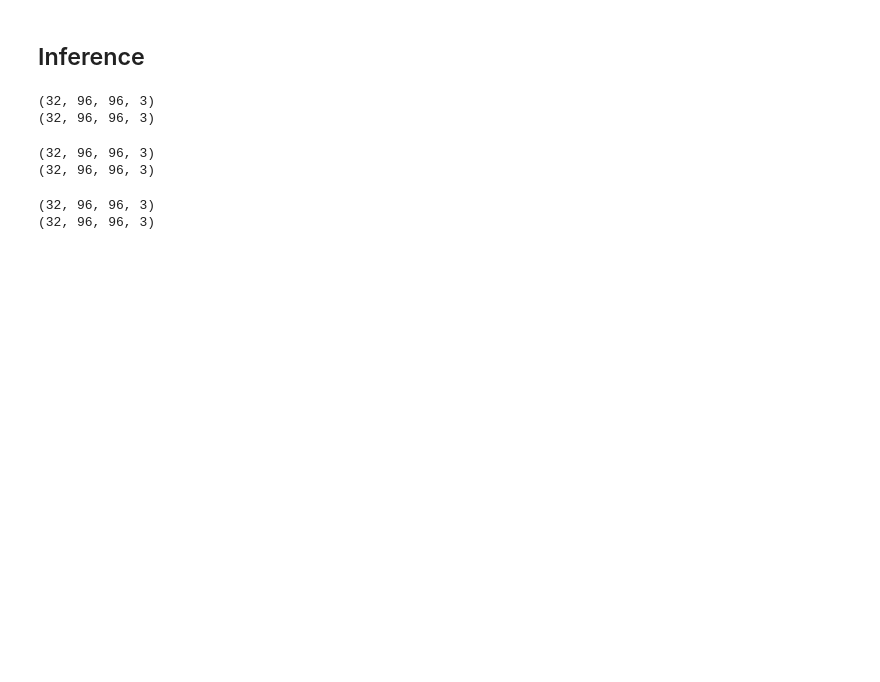
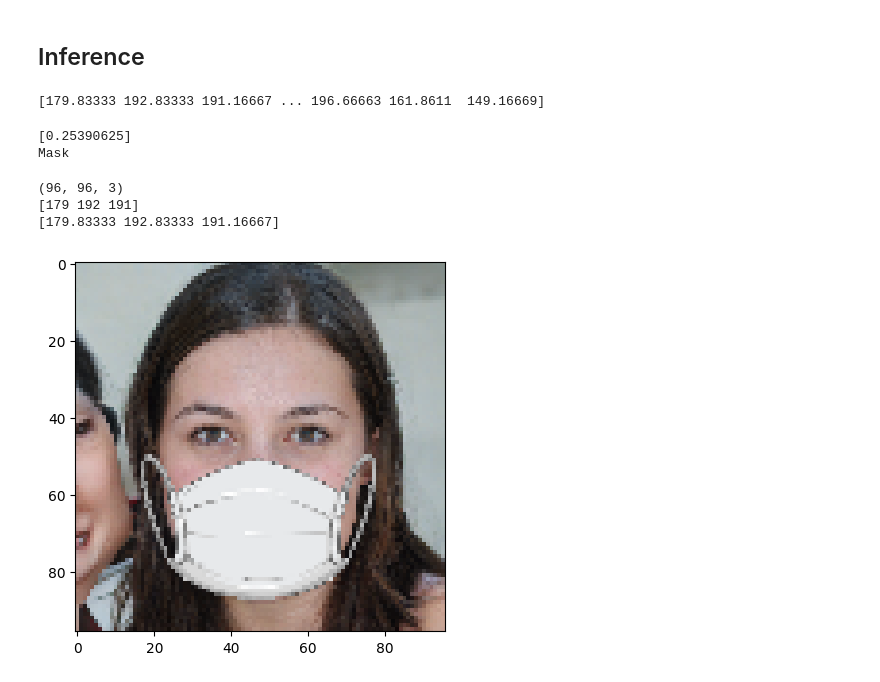
Before and after one commit to heechul/EmbeddedML, a Jupyter notebook: l5-vww/train.ipynb, the cells around one changed output. Cells and saved outputs as stored; diff of their text form; code cells hidden in the pictures; blank space fills up the shorter version.

```diff
--- a/l5-vww/train.ipynb
+++ b/l5-vww/train.ipynb
@@ -491,17 +488,45 @@ fully_quantize: 0, inference_type: 6, input_inference_type: FLOAT32, output_infe
 # %% [markdown]
 ## Inference
-# %%
-from tqdm import tqdm
-
-for test_image, test_label in tqdm(test_dataset):
-    print (test_image.shape)
-# %% [output]
-(32, 96, 96, 3)
-(32, 96, 96, 3)
-(32, 96, 96, 3)
-(32, 96, 96, 3)
-(32, 96, 96, 3)
-(32, 96, 96, 3)
+# %%
+image_batch, label_batch = test_dataset.as_numpy_iterator().next()
+img = image_batch[0,:,:,:]
+print (img.flatten())
+
+with open('src/img.cpp', 'w') as f:
+    f.write('const float img_data[] = {')
+    for i in range(0, len(img.flatten())):
+        f.write(str(img.flatten()[i]))
+        if i < len(img.flatten()) - 1:
+            f.write(',')
+    f.write('};\n')
+# %% [output]
+[179.83333 192.83333 191.16667 ... 196.66663 161.8611  149.16669]
+# %%
+interpreter = tf.lite.Interpreter(model_path=str(tflite_model_quant_file))
+interpreter.allocate_tensors()
+input_index = interpreter.get_input_details()[0]["index"]
+output_index = interpreter.get_output_details()[0]["index"]
+interpreter.set_tensor(input_index, np.expand_dims(img, axis=0))
+interpreter.invoke()
+output = interpreter.get_tensor(output_index)
+print(output.flatten())
+if output.flatten()[0] < 0.5:
+    print("Mask")
+else:
+    print("No Mask")
+# %% [output]
+[0.25390625]
+Mask
+# %%
+plt.imshow(img.astype("uint8"))
+print(img.astype("uint8").shape)
+print(img.astype("uint8").flatten()[:3])
+print(img.astype("float32").flatten()[:3])
+# %% [output]
+(96, 96, 3)
+[179 192 191]
+[179.83333 192.83333 191.16667]
+[figure, added]
 # %%
 from tqdm import tqdm
 
```
Also changed, not shown: parts of 20 cells of this notebook, 9 other files.
